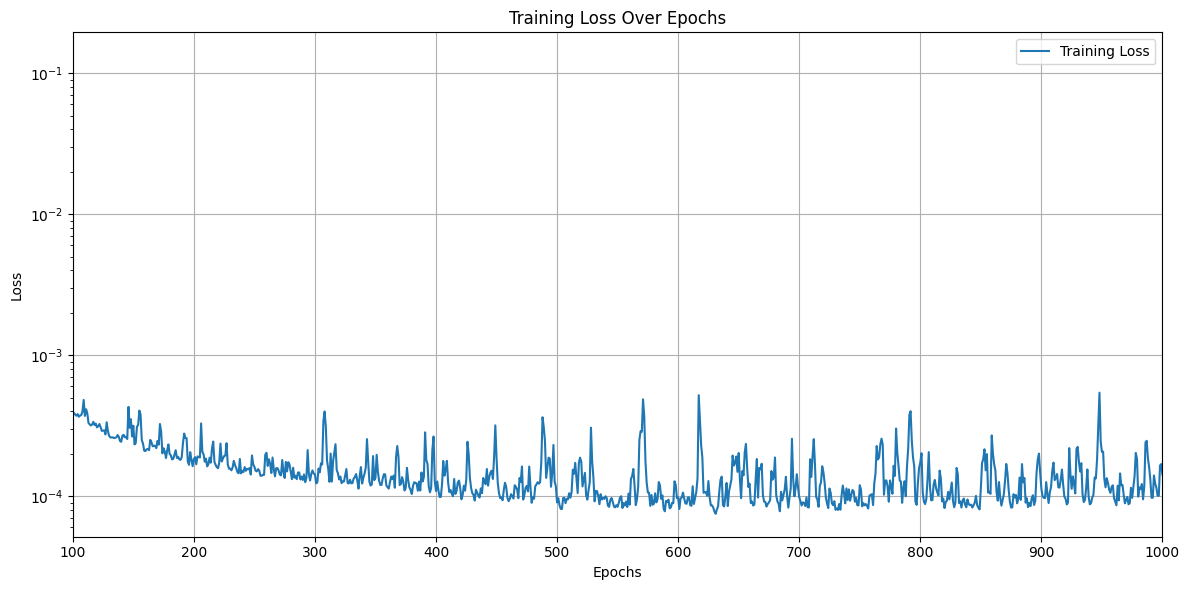
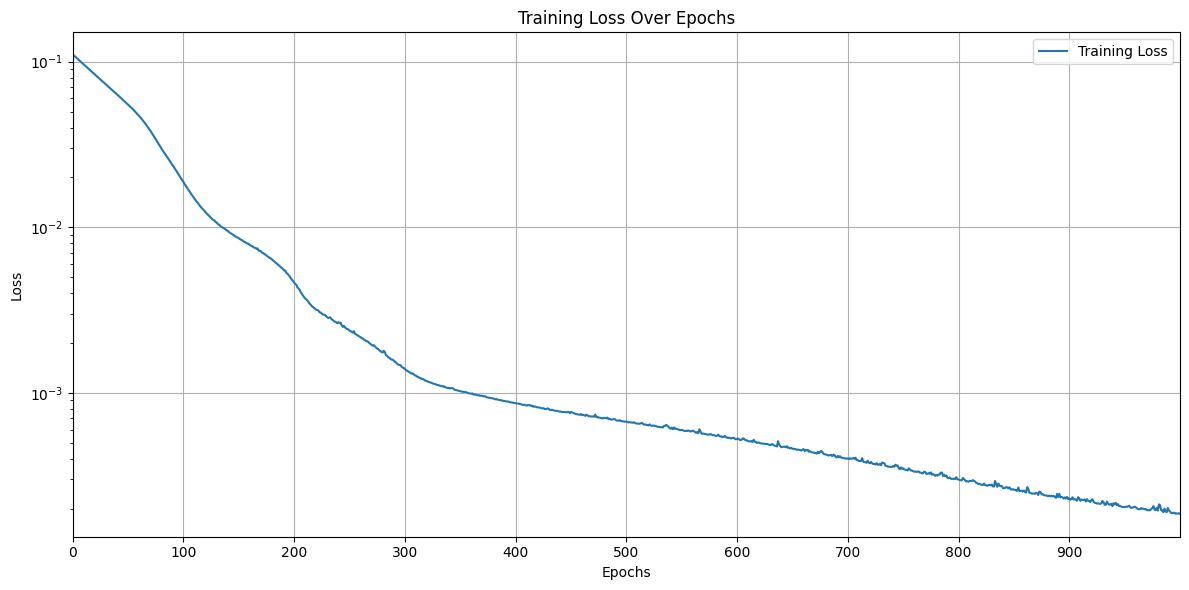
Unified diff of the notebook cell whose output changed from the first chart to the second:
--- before
+++ after
@@ -2,6 +2,5 @@
 colors = matplotlib.colormaps.get_cmap('tab10')
 
-
-plt.plot(range(1, epochs + 1), train_losses, label="Training Loss", color=colors(0), linestyle='-')
+plt.plot(range(1, len(train_losses) + 1), train_losses, label="Training Loss", color=colors(0), linestyle='-')
 
 plt.title("Training Loss Over Epochs")
@@ -11,11 +10,10 @@
 plt.grid(True)
 
-plt.xticks(range(100, 1001, 100))
-plt.xlim(100, 1000)
+plt.xticks(range(0, len(train_losses), len(train_losses) // 10))
+plt.xlim(0, len(train_losses))
 # plt.ylim(0, 0.001)
 plt.yscale('log')
 print(f"Minimum loss: {min(train_losses):.6f}")
 
-
 plt.tight_layout()
 plt.show()

Commit: loss now with TFR=0, lower lr, plot stuff